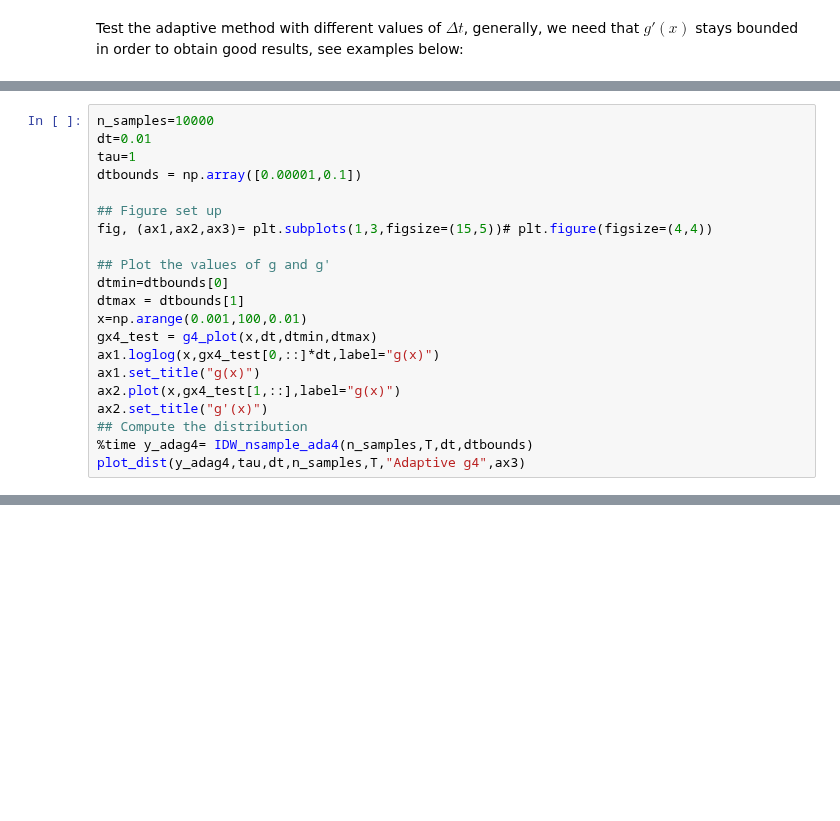
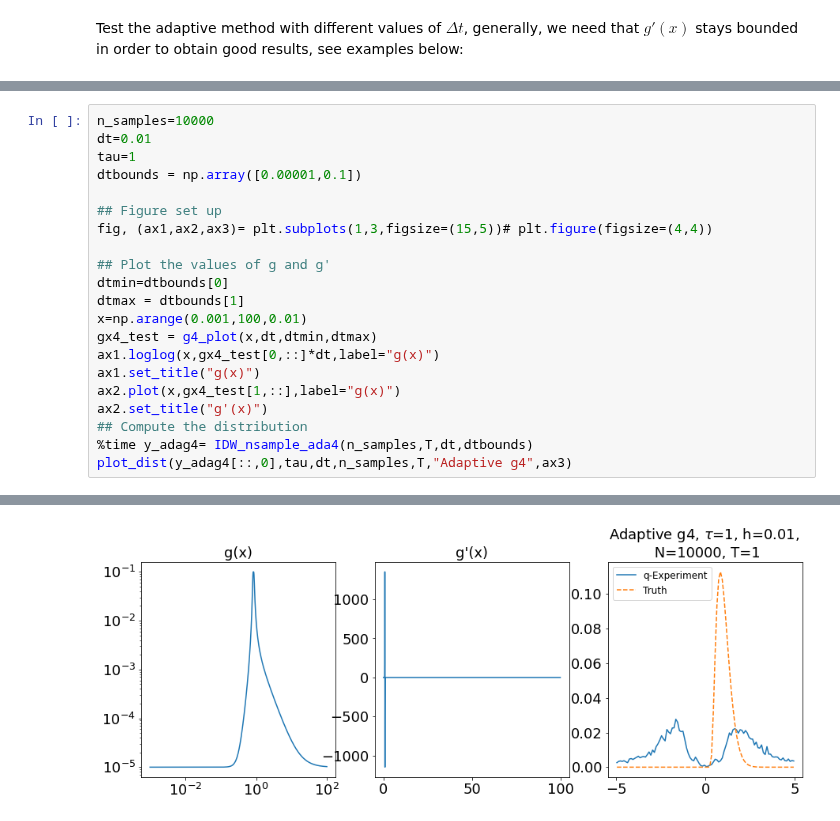
Before and after one commit to alixsleroy/WeakSDEapproximation, a Jupyter notebook: langevin_adaptive.ipynb, the cells around one changed output, grey strips where cells are left out. Saved outputs shown, nothing was run; the diff lists cells and outputs as text; blank space fills up the shorter version.

```diff
--- a/langevin_adaptive.ipynb
+++ b/langevin_adaptive.ipynb
@@ -289,5 +288,5 @@ ax2.plot(x,gx4_test[1,::],label="g(x)")
 ax2.set_title("g'(x)")
 ## Compute the distribution
 %time y_adag4= IDW_nsample_ada4(n_samples,T,dt,dtbounds)
-plot_dist(y_adag4,tau,dt,n_samples,T,"Adaptive g4",ax3)
+plot_dist(y_adag4[::,0],tau,dt,n_samples,T,"Adaptive g4",ax3)
 # %% [output]
@@ -295,3 +295,4 @@ NameError: name 'np' is not defined
+[figure, added]
 # %%
 n_samples=10000
 dt=1
```
Also changed, not shown: parts of 33 cells of this notebook, 4 other files.
